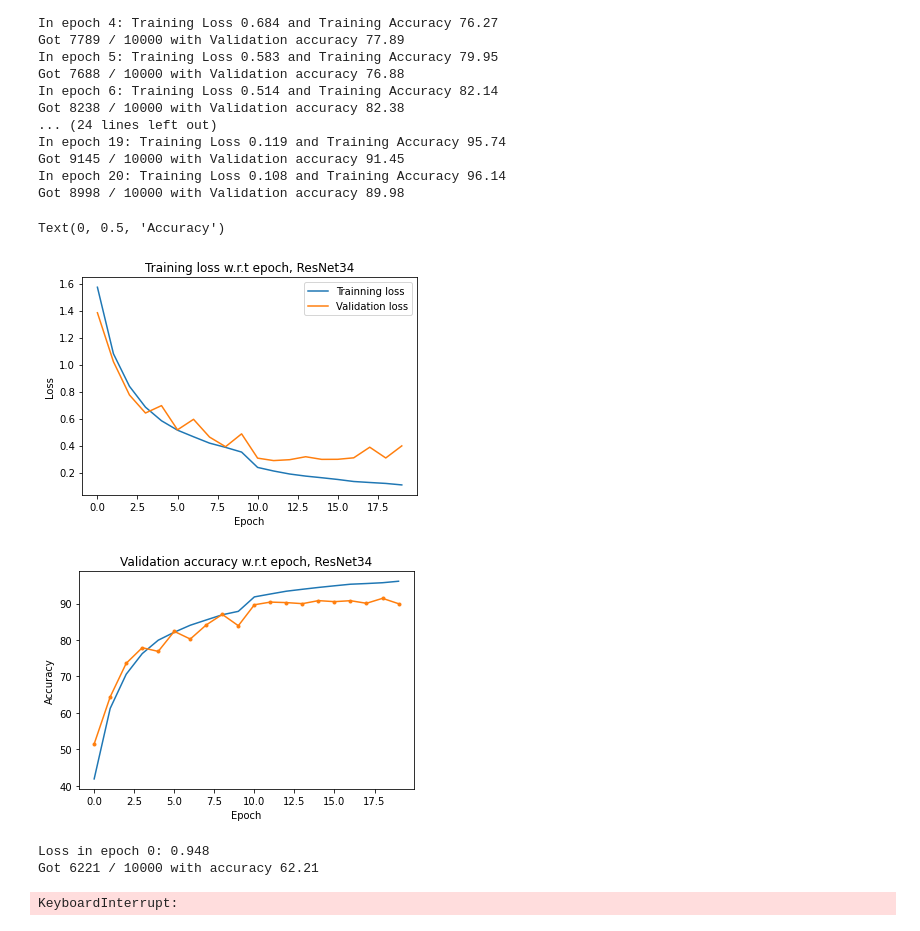
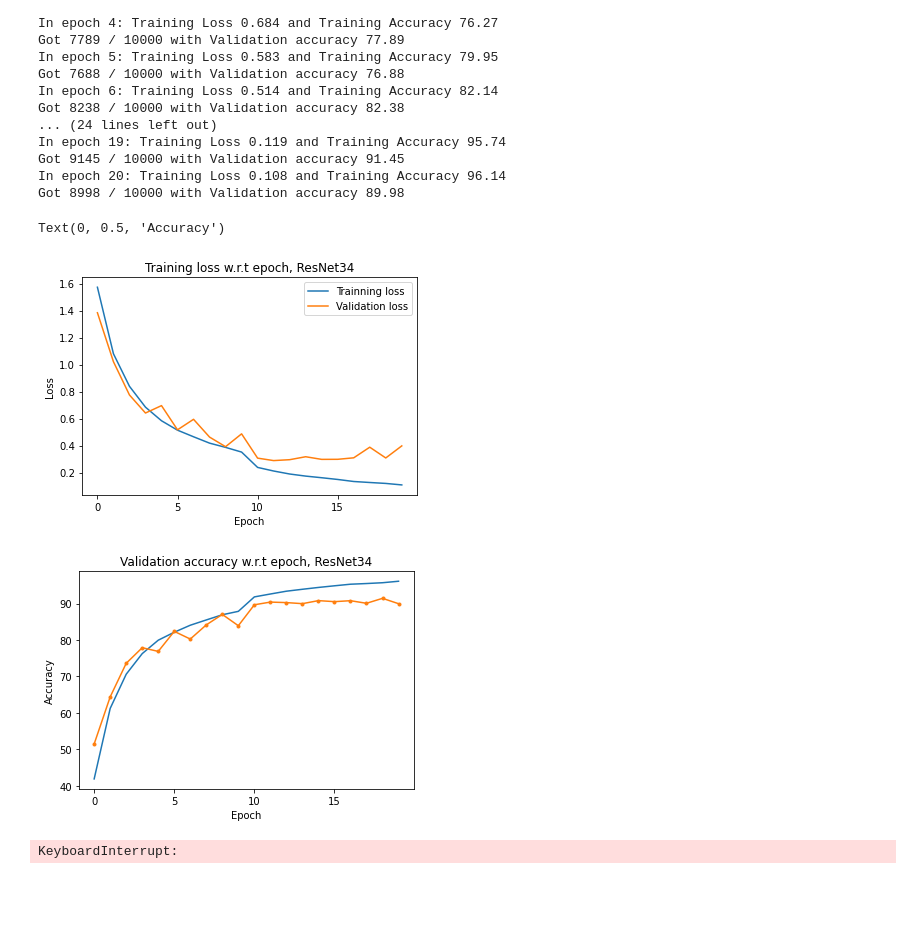
Before and after one commit to PunnawatSiri/gcp_Deep-learning, a Jupyter notebook: Resnet-34.ipynb, the cells around one changed output. Drawn from its saved outputs; the diff is of its cells as text; code cells hidden in the pictures; blank space fills up the shorter version.

Commit message:
Change plot

```diff
--- a/Resnet-34.ipynb
+++ b/Resnet-34.ipynb
@@ -264,23 +263,26 @@ Got 9145 / 10000 with Validation accuracy 91.45
 In epoch 20: Training Loss 0.108 and Training Accuracy 96.14
 Got 8998 / 10000 with Validation accuracy 89.98
 # %%
+xi = list(range(epoches))
+plt.xticks(range(0,epoches,5))
 plt.figure(1)
-plt.plot(loss_store_train,label = 'Trainning loss')
-plt.plot(loss_store_val, label = 'Validation loss')
+plt.plot(xi,loss_store_train,label = 'Trainning loss')
+plt.plot(xi,loss_store_val, label = 'Validation loss')
 plt.legend()
 plt.xlabel('Epoch')
 plt.ylabel('Loss')
 plt.title('Training loss w.r.t epoch, ResNet34')
 plt.figure(2)
-plt.plot(train_acc_store, label = 'Training Accuracy')
-plt.plot(val_acc_store,marker='.', label = 'Validation Accuracy')
+plt.xticks(range(0,epoches,5))
+plt.plot(xi,train_acc_store, label = 'Training Accuracy')
+plt.plot(xi,val_acc_store,marker='.', label = 'Validation Accuracy')
 plt.title('Validation accuracy w.r.t epoch, ResNet34')
 plt.xlabel('Epoch')
 plt.ylabel('Accuracy')
 # %% [output]
 Text(0, 0.5, 'Accuracy')
-[figure, old version]
+[figure, new version]
-[figure, old version]
+[figure, new version]
 # %%
 PATH = './resnet_try.pth'
 torch.save(model.state_dict(), PATH)
@@ -293,7 +295,7 @@ criterion = nn.CrossEntropyLoss()
 optimizer = torch.optim.Adam(model.parameters(),weight_decay=1e-4, lr=0.01)
 # %%
 epoches=20
-xaxis=np.arange(0,epoches)
+xaxis=np.arange(0.0,epoches)
 
 for epoch in range(epoches): #I decided to train the model for 50 epochs
     loss_ep = 0
@@ -334,6 +336,4 @@ for epoch in range(epoches): #I decided to train the model for 50 epochs
         acc_store.append(float(num_correct) / float(num_samples) * 100)
     loss_store_val.append(valid_loss/len(test_dl))
 # %% [output]
-Loss in epoch 0: 0.948
-Got 6221 / 10000 with accuracy 62.21
+KeyboardInterrupt:
-KeyboardInterrupt:
```
Also changed, not shown: parts of 1 cell of this notebook.
